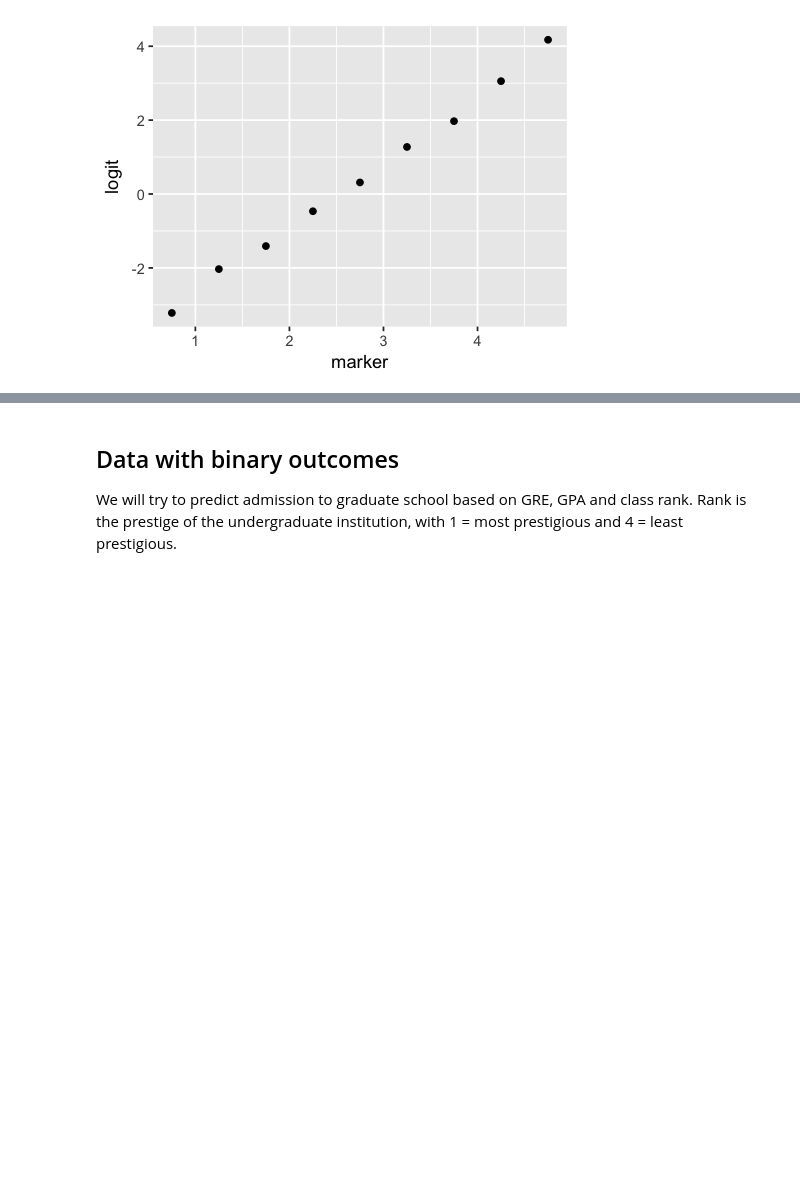
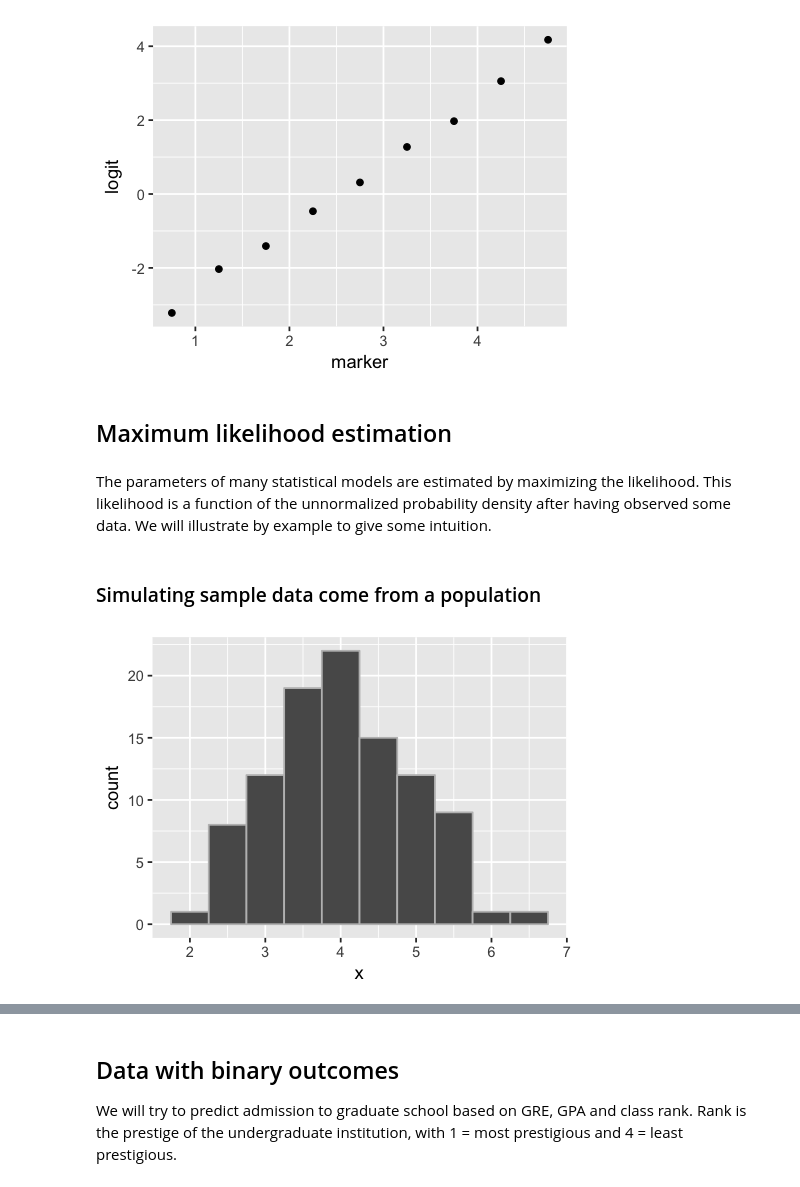
Before and after one commit to cliburn/biostatistics-review, a Jupyter notebook: SR14_Logistic_regression.ipynb, the cells around one changed output, grey strips where cells are left out. Cells and saved outputs as stored; diff of their text form; code cells hidden in the pictures; blank space fills up the shorter version.

Commit message:
MLE example

```diff
--- a/SR14_Logistic_regression.ipynb
+++ b/SR14_Logistic_regression.ipynb
@@ -64,3 +64,17 @@ df2
 ggplot(df2, aes(x=marker, y=logit)) + geom_point()
 # %% [output]
 [figure]
+# %% [markdown]
+## Maximum likelihood estimation
+# %% [markdown]
+The parameters of many statistical models are estimated by maximizing the likelihood. This likelihood is a function of the unnormalized probability density after having observed some data. We will illustrate by example to give some intuition.
+# %% [markdown]
+### Simulating sample data come from a population
+# %%
+mu <- 4
+sigma <- 1
+x <- rnorm(100, mu, sigma)
+# %%
+ggplot(data.frame(x=x), aes(x=x)) + geom_histogram(binwidth=0.5, color='grey')
+# %% [output]
+[figure, added]
```
Also changed, not shown: parts of 6 cells of this notebook.
